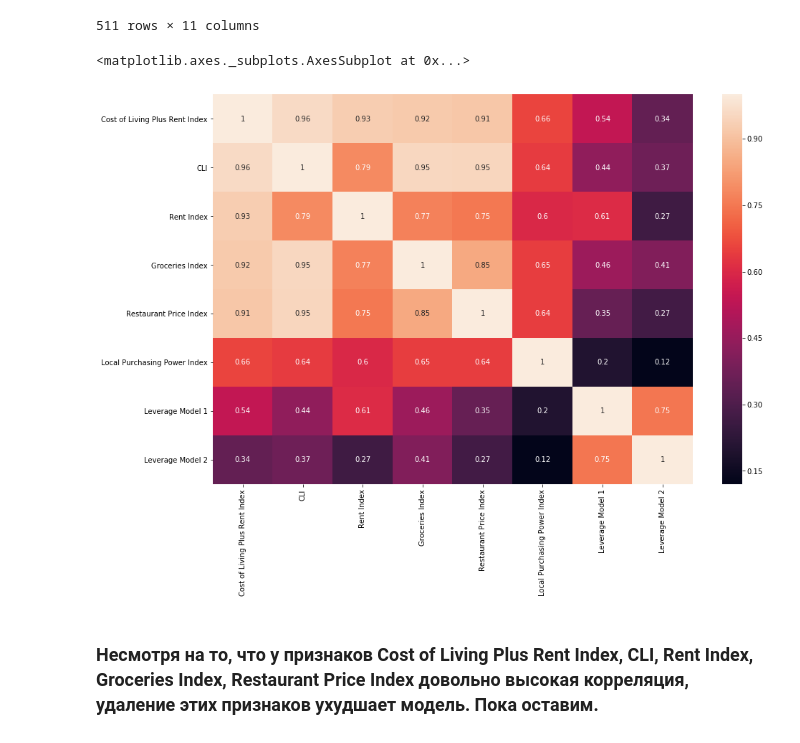
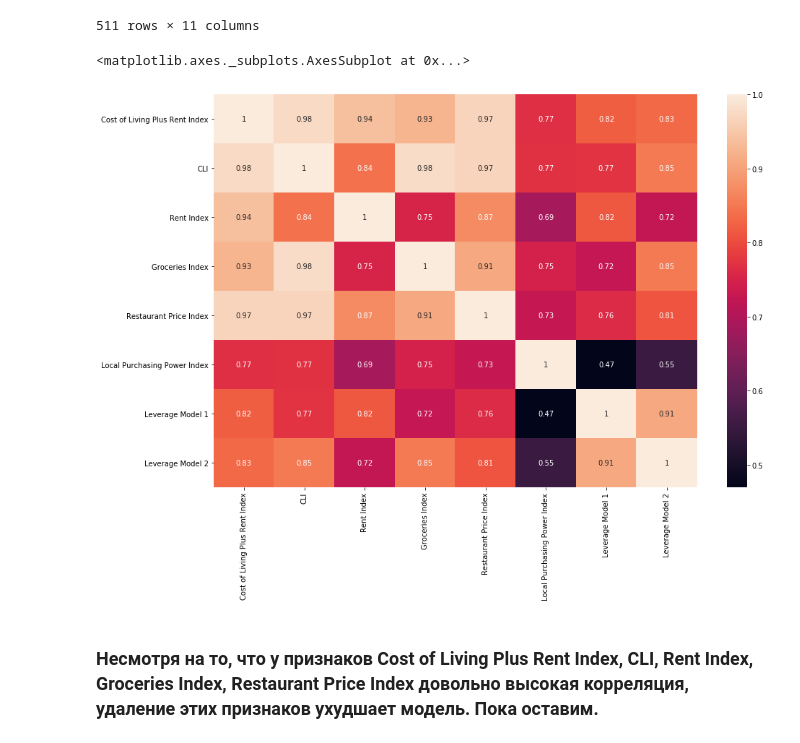
Before and after one commit to AndreyMalov/Skillfactory_rds, a Jupyter notebook: module_3/baseline-sf-tripadvisor-rating-am.ipynb, the cells around one changed output. Cells and saved outputs as stored; diff of their text form; code cells hidden in the pictures.

```diff
--- a/module_3/baseline-sf-tripadvisor-rating-am.ipynb
+++ b/module_3/baseline-sf-tripadvisor-rating-am.ipynb
@@ -693,10 +708,10 @@ cities_list = citiesCost.loc[(citiesCost['Country'] != ' United States') & (
 data = pd.merge(data, cities_list, on = 'City')
 # %%
 plt.rcParams['figure.figsize'] = (15,10)
-sns.heatmap(citiesCost.corr(), annot = True)
+sns.heatmap((cities_list).corr(), annot = True)
 # %% [output]
 <matplotlib.axes._subplots.AxesSubplot at 0x...>
-[figure, old version]
+[figure, new version]
 # %% [markdown]
 ### Несмотря на то, что у признаков Cost of Living Plus Rent Index, CLI, Rent Index, Groceries Index, Restaurant Price Index довольно высокая корреляция, удаление этих признаков ухудшает модель. Пока оставим.
 # %%
```
Also changed, not shown: parts of 25 cells of this notebook.
